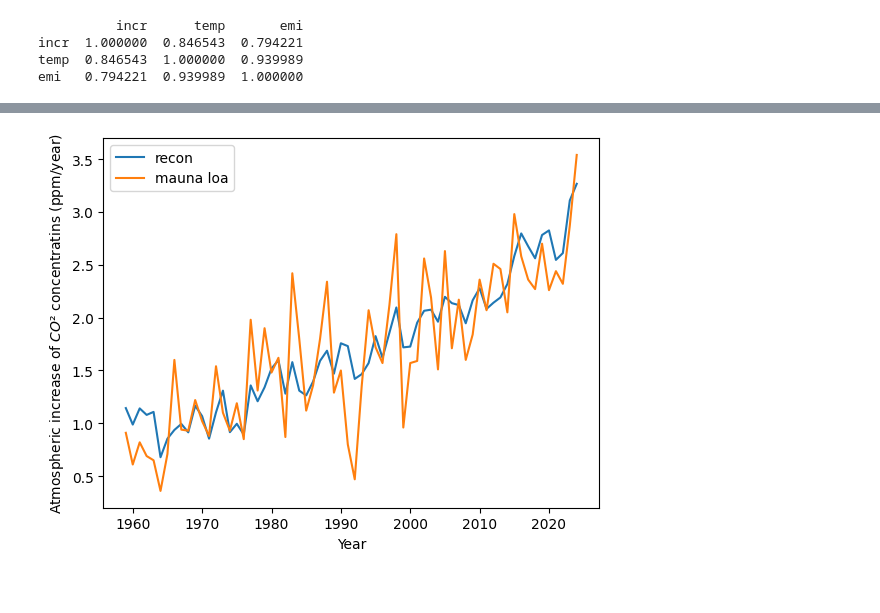
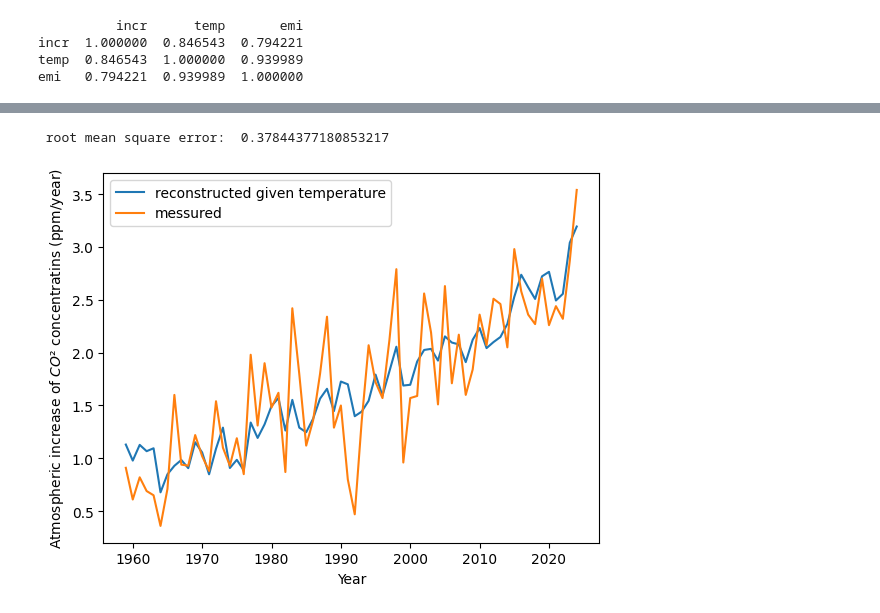
Before and after one commit to johanmon/Carbon, a Jupyter notebook: src/carbon.ipynb, the cells around one changed output, grey strips where cells are left out. Saved outputs shown, nothing was run; the diff lists cells and outputs as text; code cells hidden in the pictures.

```diff
--- a/src/carbon.ipynb
+++ b/src/carbon.ipynb
@@ -503,14 +502,19 @@ atm
 # %%
-recon1 = temp.copy()
+recon1 = noaa_year.copy()
 
 # Predicted annual increase
-recon1["incr"] = 1.8 * recon1["temp"] + 1
+recon1["incr"] = 1.75 * recon1["temp"] + 0.99
 
-plt.plot(recon1["year"], recon1["incr"], label="recon")
-plt.plot(atm["year"], atm["incr"], label="mauna loa")
+plt.plot(recon1["year"], recon1["incr"], label="reconstructed given temperature")
+plt.plot(atm["year"], atm["incr"], label="messured")
 plt.xlabel("Year")
 plt.ylabel(r"Atmospheric increase of $CO²$ concentratins (ppm/year)")
 plt.legend()
-plt.savefig("../img/recon1.pdf")
+plt.savefig("img/recon_temp.pdf")
+
+rmse = np.sqrt(np.mean((recon1["incr"] - atm["incr"])**2))
+
+print(" root mean square error: ", rmse)
 # %% [output]
+ root mean square error:  0.37844377180853217
-[figure, old version]
+[figure, new version]
```
Also changed, not shown: parts of 27 cells of this notebook, 38 other files.
